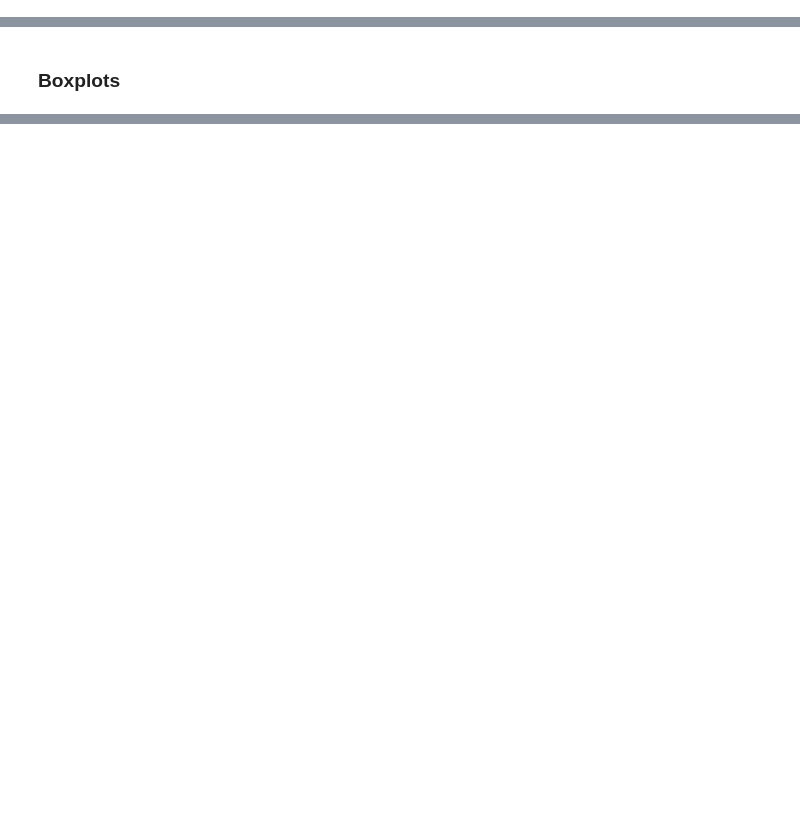
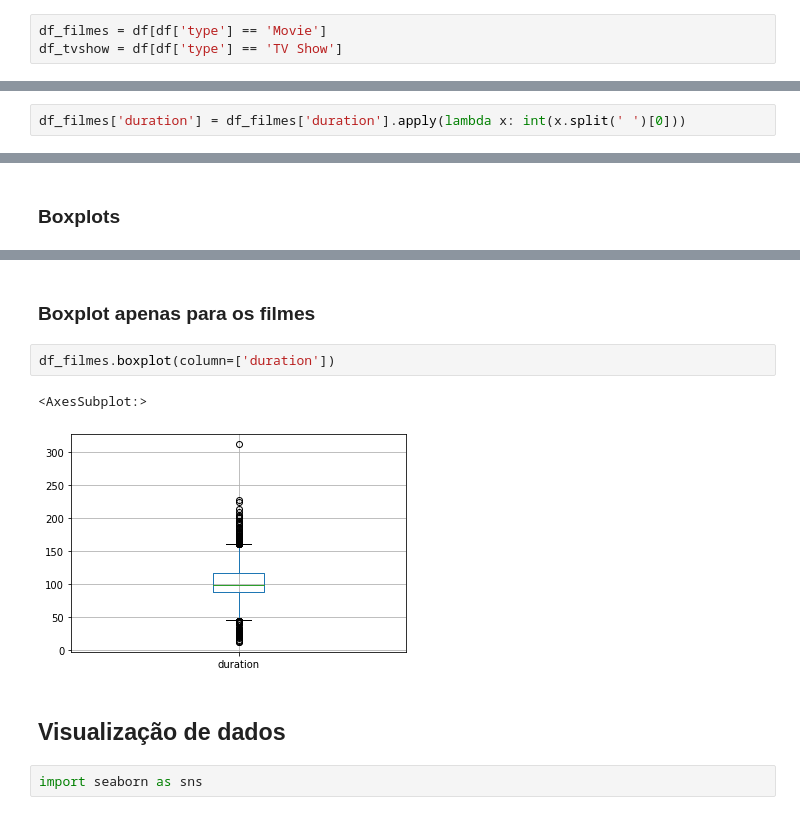
Before and after one commit to DayvisonGomes/Projeto_ICD, a Jupyter notebook: Projeto_ICD.ipynb, the cells around one changed output, grey strips where cells are left out. Drawn from its saved outputs; the diff is of its cells as text; blank space fills up the shorter version.

```diff
--- a/Projeto_ICD.ipynb
+++ b/Projeto_ICD.ipynb
@@ -43,0 +66,3 @@ Name: rating, dtype: int64
+# %%
+df_filmes = df[df['type'] == 'Movie']
+df_tvshow = df[df['type'] == 'TV Show']
@@ -43,0 +93,2 @@ Name: rating, dtype: int64
+# %%
+df_filmes['duration'] = df_filmes['duration'].apply(lambda x: int(x.split(' ')[0]))
@@ -129,0 +196,11 @@ plt.boxplot(df['rating'].value_counts())
+# %% [markdown]
+### Boxplot apenas para os filmes
+# %%
+df_filmes.boxplot(column=['duration'])
+# %% [output]
+<AxesSubplot:>
+[figure, added]
+# %% [markdown]
+## Visualização de dados
+# %%
+import seaborn as sns
```
Also changed, not shown: parts of 35 cells of this notebook.
